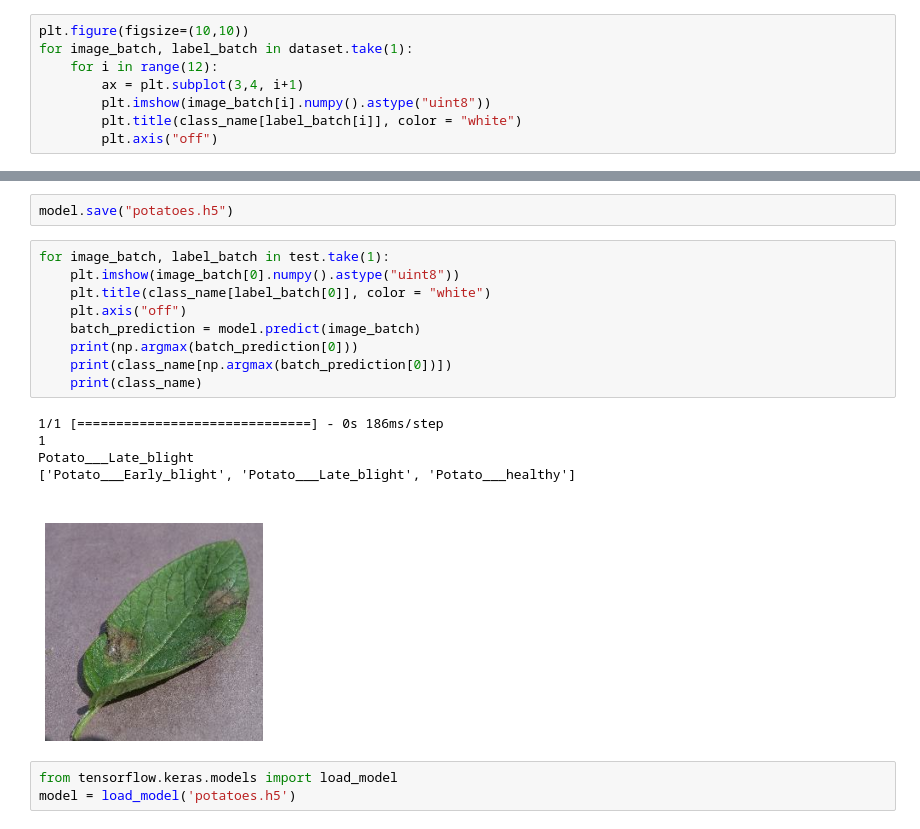
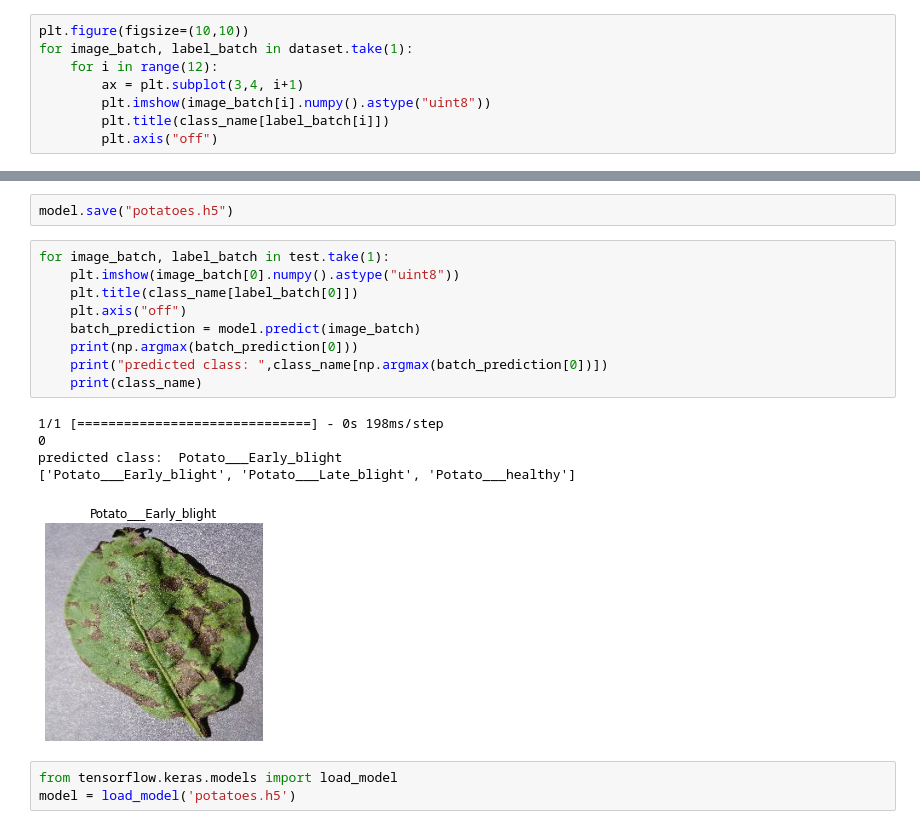
Before and after one commit to Akib-Raihan-4/Potato_disease_prediction, a Jupyter notebook: Potatoe_Training_Model.ipynb, the cells around one changed output, grey strips where cells are left out. Drawn from its saved outputs; the diff is of its cells as text.

```diff
--- a/Potatoe_Training_Model.ipynb
+++ b/Potatoe_Training_Model.ipynb
@@ -29,6 +29,6 @@ for image_batch, label_batch in dataset.take(1):
     for i in range(12):
         ax = plt.subplot(3,4, i+1)
         plt.imshow(image_batch[i].numpy().astype("uint8"))
-        plt.title(class_name[label_batch[i]], color = "white")
+        plt.title(class_name[label_batch[i]])
         plt.axis("off")
 # %% [output]
@@ -226,18 +226,18 @@ model.save("potatoes.h5")
 # %%
 for image_batch, label_batch in test.take(1):
     plt.imshow(image_batch[0].numpy().astype("uint8"))
-    plt.title(class_name[label_batch[0]], color = "white")
+    plt.title(class_name[label_batch[0]])
     plt.axis("off")
     batch_prediction = model.predict(image_batch)
     print(np.argmax(batch_prediction[0]))
-    print(class_name[np.argmax(batch_prediction[0])])
+    print("predicted class: ",class_name[np.argmax(batch_prediction[0])])
     print(class_name)
 # %% [output]
-1/1 [==============================] - 0s 186ms/step
-1
-Potato___Late_blight
+1/1 [==============================] - 0s 198ms/step
+0
+predicted class:  Potato___Early_blight
 ['Potato___Early_blight', 'Potato___Late_blight', 'Potato___healthy']
-[figure, old version]
+[figure, new version]
 # %%
 from tensorflow.keras.models import load_model
 model = load_model('potatoes.h5')
```
Also changed, not shown: parts of 3 cells of this notebook, 3 other files.
